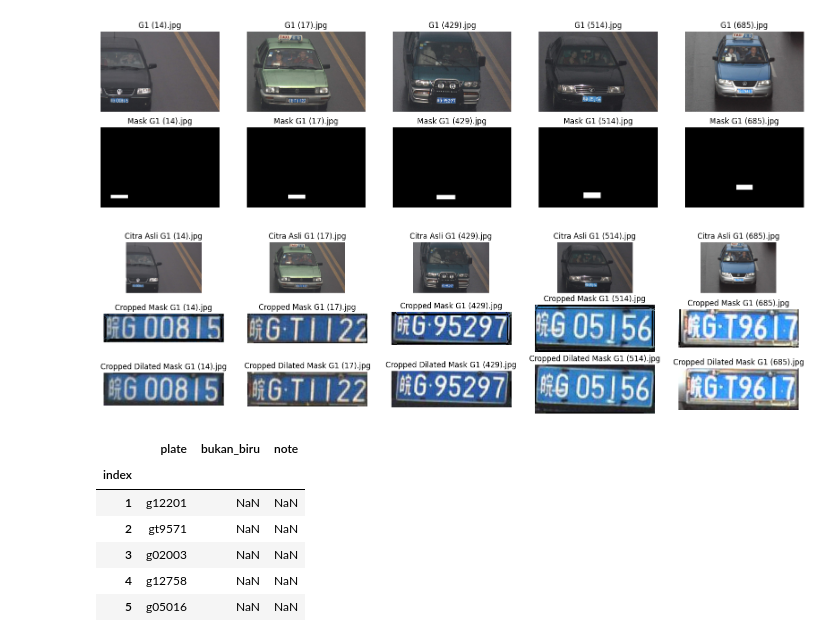
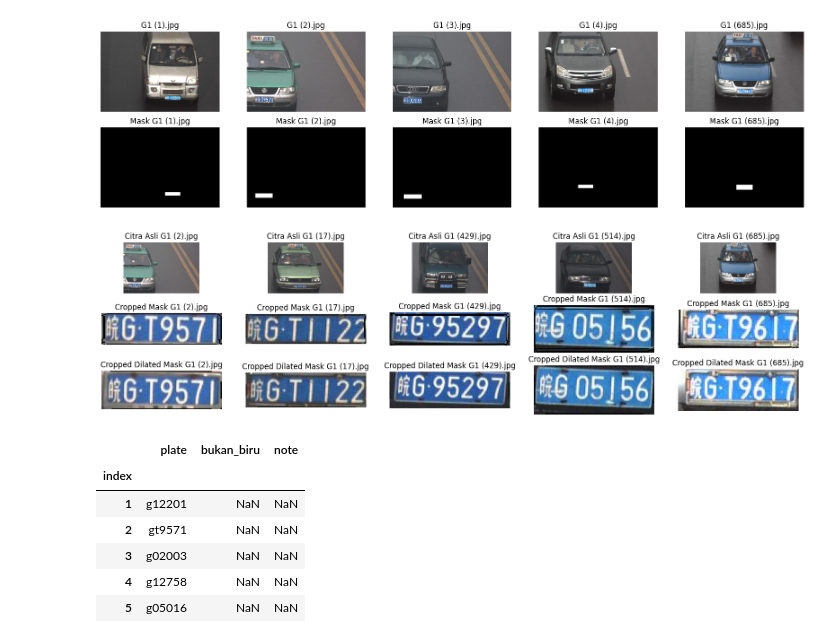
Before and after one commit to abdzufar/PCD-PlatNomor, a Jupyter notebook: preprocess.ipynb, the cells around one changed output. Cells and saved outputs as stored; diff of their text form; code cells hidden in the pictures.

```diff
--- a/preprocess.ipynb
+++ b/preprocess.ipynb
@@ -55,28 +55,28 @@ MASK_PATH = os.path.join(PATH, 'gt', 'G1')
 #         json.dump(response, json_file, indent=4)
 #     print(f'Saved {json_path}')
 # %%
-random_files = ['G1 (14).jpg', 'G1 (17).jpg', 'G1 (429).jpg', 'G1 (514).jpg', 'G1 (685).jpg']
+random_files = ['G1 (1).jpg', 'G1 (2).jpg', 'G1 (3).jpg', 'G1 (4).jpg', 'G1 (685).jpg']
 
 fig, axes = plt.subplots(2, 5, figsize=(20, 5))
 random_images = []
 random_masks = []
 for i, img_file in enumerate(random_files):
     image = cv2.imread(os.path.join(IMAGE_PATH, img_file))
     mask = cv2.imread(os.path.join(MASK_PATH, img_file), cv2.IMREAD_GRAYSCALE)
     random_images.append(image)
     random_masks.append(mask)
 
     axes[0, i].imshow(cv2.cvtColor(image, cv2.COLOR_BGR2RGB))
     axes[0, i].axis('off')
     axes[0, i].set_title(img_file)
 
     axes[1, i].imshow(mask, cmap='gray')
     axes[1, i].axis('off')
     axes[1, i].set_title(f'Mask {img_file}')
 
 plt.show()
 # %% [output]
-[figure, old version]
+[figure, new version]
 # %%
 # Dilasi mask supaya ga kepotong untuk beberapa plat nomor
 dilated_masks = []
@@ -134,7 +134,7 @@ for i, (original_image, masked_image, dilated_masked_image) in enumerate(zip(ran
 
 plt.show()
 # %% [output]
-[figure, old version]
+[figure, new version]
 # %%
 metadata = pd.read_csv(os.path.join(PATH, 'images', 'plates.csv'), sep=';', index_col=0)
 metadata
```
Also changed, not shown: parts of 2 cells of this notebook, 6 other files.
